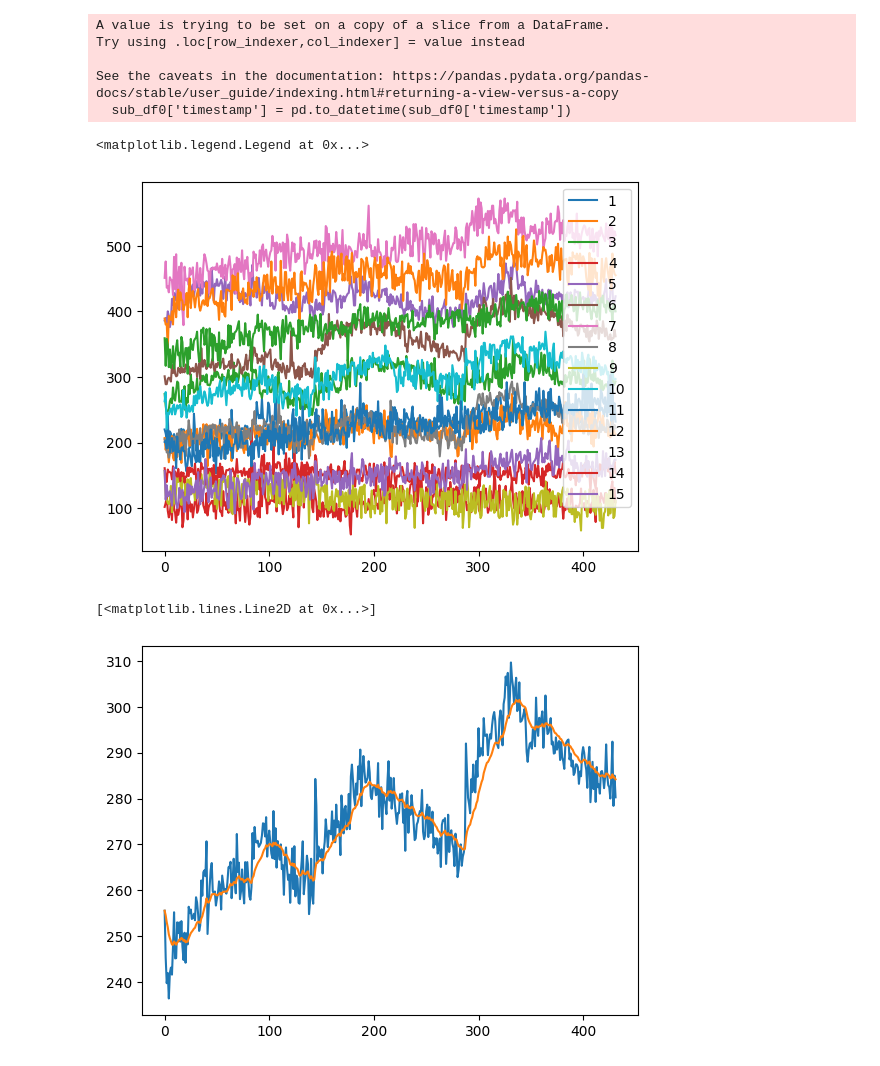
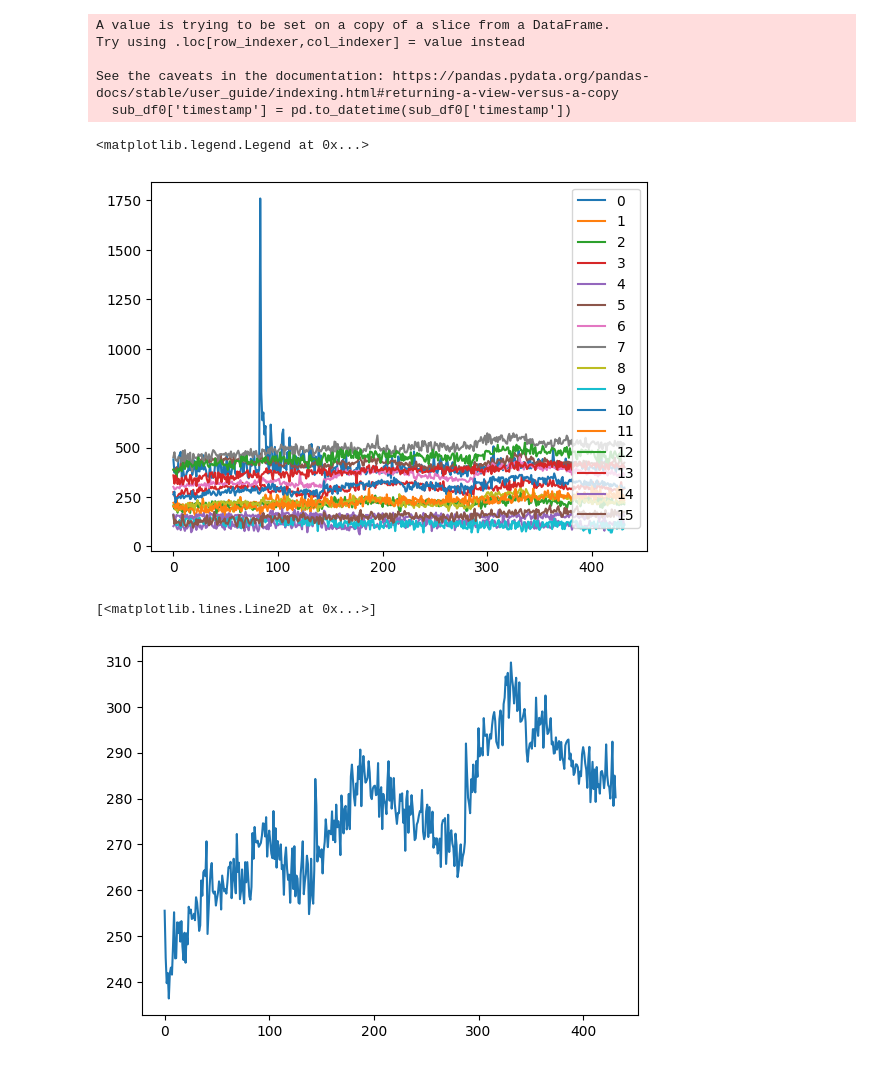
Before and after one commit to steventango/plant-rl, a Jupyter notebook: analysis/analyze_new_plant_data.ipynb, the cells around one changed output. Cells and saved outputs as stored; diff of their text form; code cells hidden in the pictures.

Commit message:
analyze new plant data

```diff
--- a/analysis/analyze_new_plant_data.ipynb
+++ b/analysis/analyze_new_plant_data.ipynb
@@ -13,14 +13,23 @@ df['timestamp'] = pd.to_datetime(df['timestamp'])
 sub_df0 = df[df['timestamp'].dt.date.isin([
     pd.Timestamp('2025-02-26').date(),
     pd.Timestamp('2025-02-27').date(),
-    pd.Timestamp('2025-02-28').date()
+    pd.Timestamp('2025-02-28').date(),
 ])]
-
 sub_df1 = df[df['timestamp'].dt.date.isin([
     pd.Timestamp('2025-03-01').date(),
     pd.Timestamp('2025-03-02').date(),
-    pd.Timestamp('2025-03-03').date()
+    pd.Timestamp('2025-03-03').date(),
+    pd.Timestamp('2025-03-04').date(),
+    pd.Timestamp('2025-03-05').date(),
+    pd.Timestamp('2025-03-06').date(),
+    pd.Timestamp('2025-03-07').date(),
+    pd.Timestamp('2025-03-08').date(),
+    pd.Timestamp('2025-03-09').date(),
 ])]
+sub_df2 = df[df['timestamp'].dt.date.isin([
+    pd.Timestamp('2025-03-09').date(),
+    pd.Timestamp('2025-03-10').date(),
+])]
 # %%
 # Number of time steps per day
 sub_df0['timestamp'] = pd.to_datetime(sub_df0['timestamp'])
@@ -46,26 +55,22 @@ See the caveats in the documentation: https://pandas.pydata.org/pandas-docs/stab
 # %%
 area0 = np.array(sub_df0.drop(columns=['timestamp']))
 for i in range(16):
-    if i != 0:   # plant #0's data looks anomalous
-        plt.plot(area0[:,i], label = i)
+    plt.plot(area0[:,i], label = i)
 plt.legend()
 # %% [output]
 <matplotlib.legend.Legend at 0x...>
-[figure, old version]
+[figure, new version]
 # %%
-# Averaging all 16 plants
 ave_area0 = np.mean(area0[:,1:], axis=1)
 
-# Smoothing
 def moving_average(x, trace_decay_rate = 0.9):
     smooth_x = [x[0]]
     for i in range(1, len(x)):
         smooth_x.append(trace_decay_rate * smooth_x[-1] + (1-trace_decay_rate)*x[i])
     return np.array(smooth_x)
-smooth_ave_area0 = moving_average(ave_area0)
+
 plt.plot(ave_area0)
-plt.plot(smooth_ave_area0)
 # %% [output]
 [<matplotlib.lines.Line2D at 0x...>]
-[figure, old version]
+[figure, new version]
 # %%
```
Also changed, not shown: parts of 10 cells of this notebook, 2 other files.
